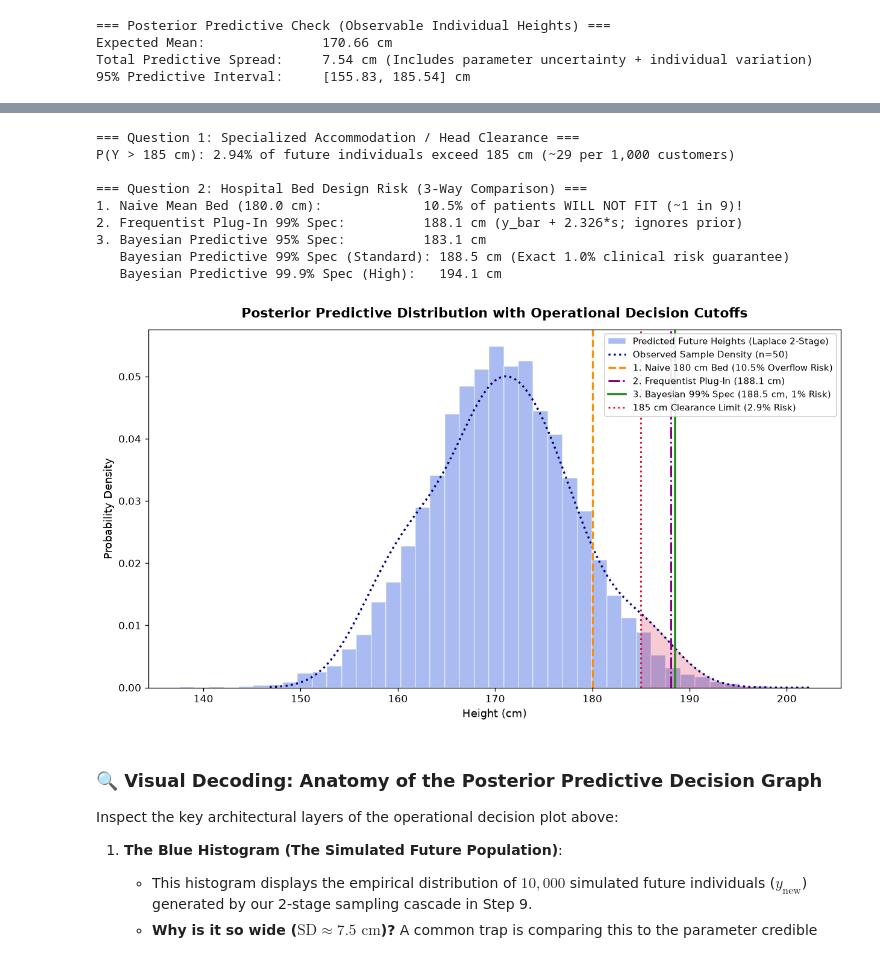
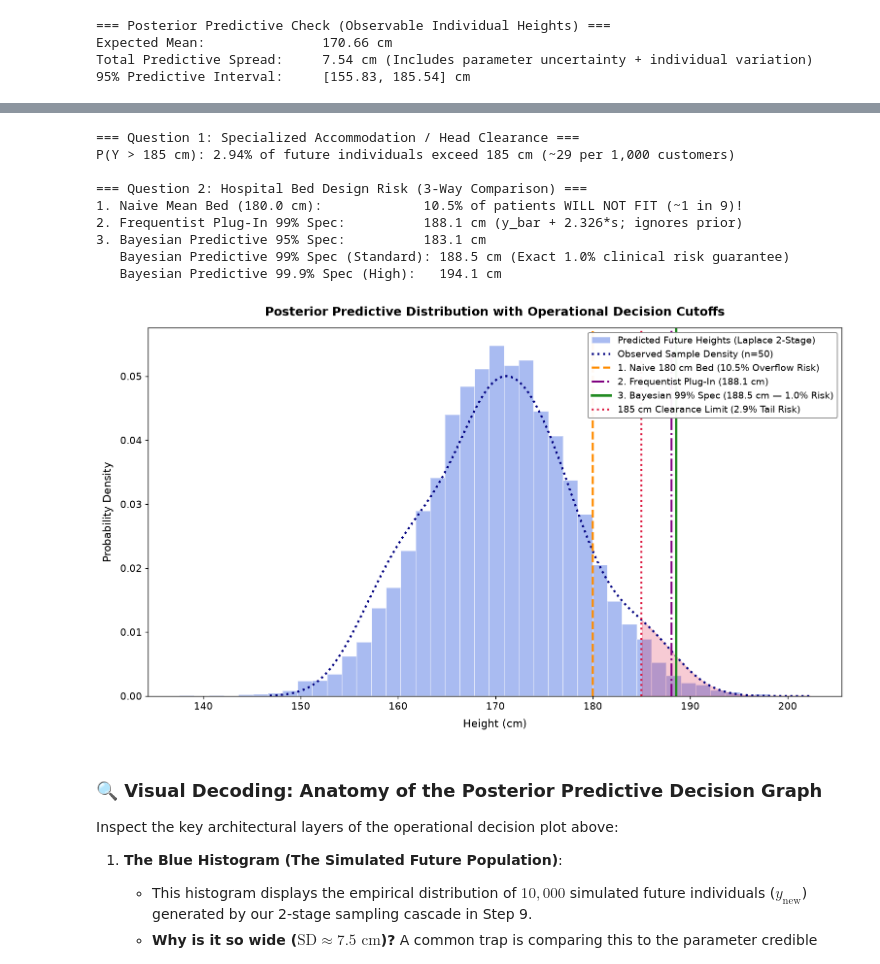
Before and after one commit to tarobins/bayesian-inference-intro, a Jupyter notebook: python/03_quadratic_laplace_approximation.ipynb, the cells around one changed output, grey strips where cells are left out. Saved outputs shown, nothing was run; the diff lists cells and outputs as text; code cells hidden in the pictures.

```diff
--- a/python/03_quadratic_laplace_approximation.ipynb
+++ b/python/03_quadratic_laplace_approximation.ipynb
@@ -852,45 +857,46 @@ bed_999 = np.percentile(pred_heights, 99.9)
 print("=== Question 2: Hospital Bed Design Risk (3-Way Comparison) ===")
 print(f"1. Naive Mean Bed (180.0 cm):             {prob_exceed_180 * 100:.1f}% of patients WILL NOT FIT (~1 in {int(1/prob_exceed_180)})!")
 print(f"2. Frequentist Plug-In 99% Spec:          {bed_plugin_99:.1f} cm (y_bar + 2.326*s; ignores prior)")
 print(f"3. Bayesian Predictive 95% Spec:          {bed_95:.1f} cm")
 print(f"   Bayesian Predictive 99% Spec (Standard): {bed_99:.1f} cm (Exact 1.0% clinical risk guarantee)")
 print(f"   Bayesian Predictive 99.9% Spec (High):   {bed_999:.1f} cm")
 
-# 3. Visualization: Predictive Distribution with Decision Cutoffs
-plt.figure(figsize=(10.5, 6), dpi=120)
+# 3. Visualization: Predictive Distribution with Highly Readable Cutoffs & Legend
+plt.figure(figsize=(12, 7), dpi=130)
 plt.hist(pred_heights, bins=40, density=True, color='royalblue', alpha=0.45, edgecolor='white', label='Predicted Future Heights (Laplace 2-Stage)')
 
 kde_obs = stats.gaussian_kde(heights)
 h_grid = np.linspace(heights.min() - 10, heights.max() + 15, 300)
-plt.plot(h_grid, kde_obs(h_grid), color='navy', linewidth=2, linestyle=':', label='Observed Sample Density (n=50)')
+plt.plot(h_grid, kde_obs(h_grid), color='navy', linewidth=2.4, linestyle=':', label='Observed Sample Density (n=50)')
 
 # Decision Cutoff Lines
-plt.axvline(180.0, color='darkorange', linestyle='--', linewidth=2, label=f'1. Naive 180 cm Bed ({prob_exceed_180*100:.1f}% Overflow Risk)')
-plt.axvline(bed_plugin_99, color='purple', linestyle='-.', linewidth=1.8, label=f'2. Frequentist Plug-In ({bed_plugin_99:.1f} cm)')
-plt.axvline(bed_99, color='forestgreen', linestyle='-', linewidth=2.2, label=f'3. Bayesian 99% Spec ({bed_99:.1f} cm, 1% Risk)')
-plt.axvline(185.0, color='crimson', linestyle=':', linewidth=1.8, label=f'185 cm Clearance Limit ({prob_exceed_185*100:.1f}% Risk)')
+plt.axvline(180.0, color='darkorange', linestyle='--', linewidth=2.4, label=f'1. Naive 180 cm Bed ({prob_exceed_180*100:.1f}% Overflow Risk)')
+plt.axvline(bed_plugin_99, color='purple', linestyle='-.', linewidth=2.2, label=f'2. Frequentist Plug-In ({bed_plugin_99:.1f} cm)')
+plt.axvline(bed_99, color='forestgreen', linestyle='-', linewidth=2.8, label=f'3. Bayesian 99% Spec ({bed_99:.1f} cm — 1.0% Risk)')
+plt.axvline(185.0, color='crimson', linestyle=':', linewidth=2.2, label=f'185 cm Clearance Limit ({prob_exceed_185*100:.1f}% Tail Risk)')
 
 # Shade overflow risk zone above 185 cm
 x_fill_185 = h_grid[h_grid >= 185.0]
 plt.fill_between(x_fill_185, kde_obs(x_fill_185), color='crimson', alpha=0.22)
 
-plt.title("Posterior Predictive Distribution with Operational Decision Cutoffs", fontsize=13, fontweight='bold', pad=12)
-plt.xlabel("Height (cm)", fontsize=11)
-plt.ylabel("Probability Density", fontsize=11)
-plt.legend(loc='upper right', frameon=True, facecolor='white', framealpha=0.9, fontsize=8.8)
+plt.title("Posterior Predictive Distribution with Operational Decision Cutoffs", fontsize=14, fontweight='bold', pad=14)
+plt.xlabel("Height (cm)", fontsize=12, labelpad=8)
+plt.ylabel("Probability Density", fontsize=12, labelpad=8)
+plt.tick_params(labelsize=11)
+plt.legend(loc='upper right', frameon=True, facecolor='white', framealpha=0.95, fontsize=10.5, edgecolor='gray')
 plt.tight_layout()
 plt.show()
 # %% [output]
 === Question 1: Specialized Accommodation / Head Clearance ===
 P(Y > 185 cm): 2.94% of future individuals exceed 185 cm (~29 per 1,000 customers)
 
 === Question 2: Hospital Bed Design Risk (3-Way Comparison) ===
 1. Naive Mean Bed (180.0 cm):             10.5% of patients WILL NOT FIT (~1 in 9)!
 2. Frequentist Plug-In 99% Spec:          188.1 cm (y_bar + 2.326*s; ignores prior)
 3. Bayesian Predictive 95% Spec:          183.1 cm
    Bayesian Predictive 99% Spec (Standard): 188.5 cm (Exact 1.0% clinical risk guarantee)
    Bayesian Predictive 99.9% Spec (High):   194.1 cm
-[figure, old version]
+[figure, new version]
 # %% [markdown]
 ### 🔍 Visual Decoding: Anatomy of the Posterior Predictive Decision Graph
 
```
Also changed, not shown: parts of 1 cell of this notebook, 7 other files.
